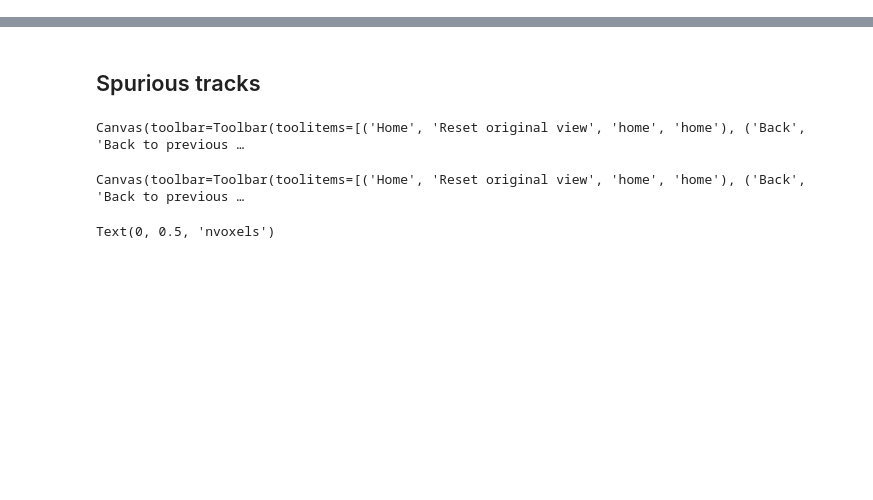
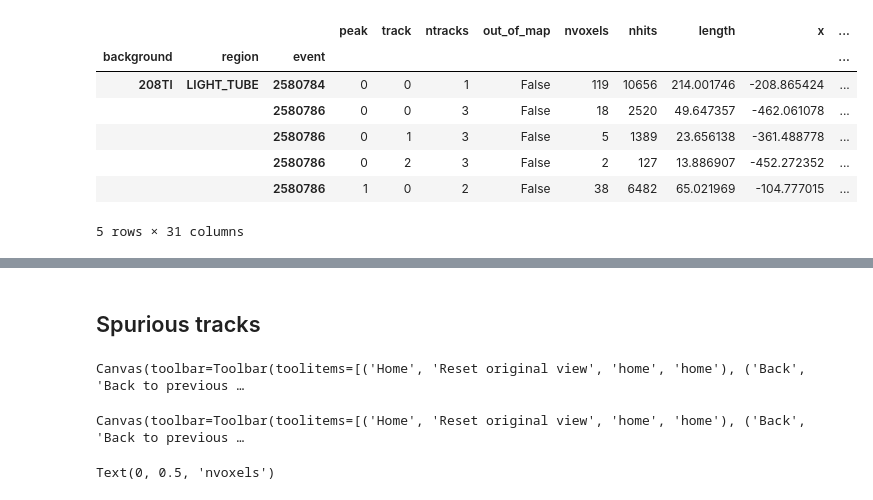
Before and after one commit to gondiaz/NEXT100-0nubb-analysis, a Jupyter notebook: notebooks/mix_minimal_cuts_and_calibration.ipynb, the cells around one changed output, grey strips where cells are left out. Saved outputs shown, nothing was run; the diff lists cells and outputs as text; code cells hidden in the pictures; blank space fills up the shorter version.

```diff
--- a/notebooks/mix_minimal_cuts_and_calibration.ipynb
+++ b/notebooks/mix_minimal_cuts_and_calibration.ipynb
@@ -108 +109,12 @@ background  region
 Name: event, dtype: int64
+# %%
+data.set_index(index_names).head()
+# %% [output]
+|  |  |  | peak | track | ntracks | out_of_map | nvoxels | nhits | length | x | ... |
+| background | region | event |  |  |  |  |  |  |  |  | ... |
+| 208Tl | LIGHT_TUBE | 2580784 | 0 | 0 | 1 | False | 119 | 10656 | 214.001746 | -208.865424 | ... |
+|  |  | 2580786 | 0 | 0 | 3 | False | 18 | 2520 | 49.647357 | -462.061078 | ... |
+|  |  | 2580786 | 0 | 1 | 3 | False | 5 | 1389 | 23.656138 | -361.488778 | ... |
+|  |  | 2580786 | 0 | 2 | 3 | False | 2 | 127 | 13.886907 | -452.272352 | ... |
+|  |  | 2580786 | 1 | 0 | 2 | False | 38 | 6482 | 65.021969 | -104.777015 | ... |
+5 rows × 31 columns
```
Also changed, not shown: parts of 25 cells of this notebook, 4 other files.
